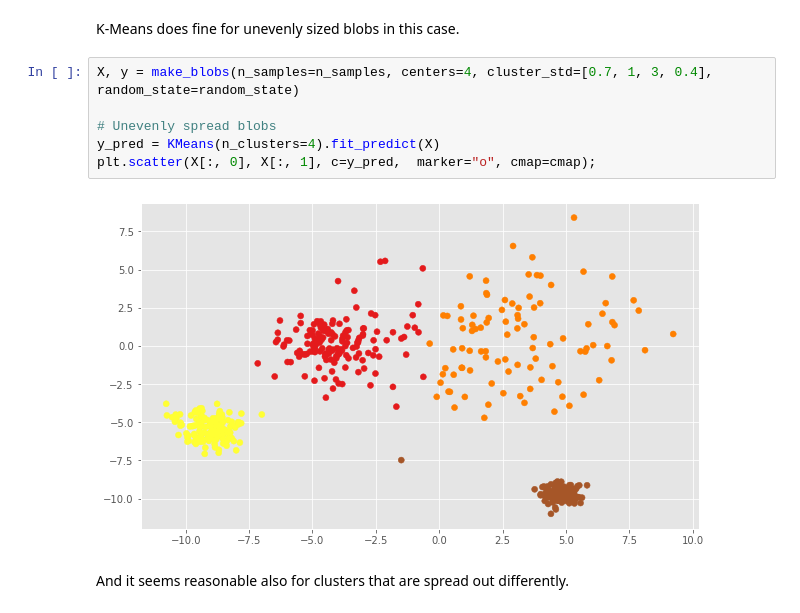
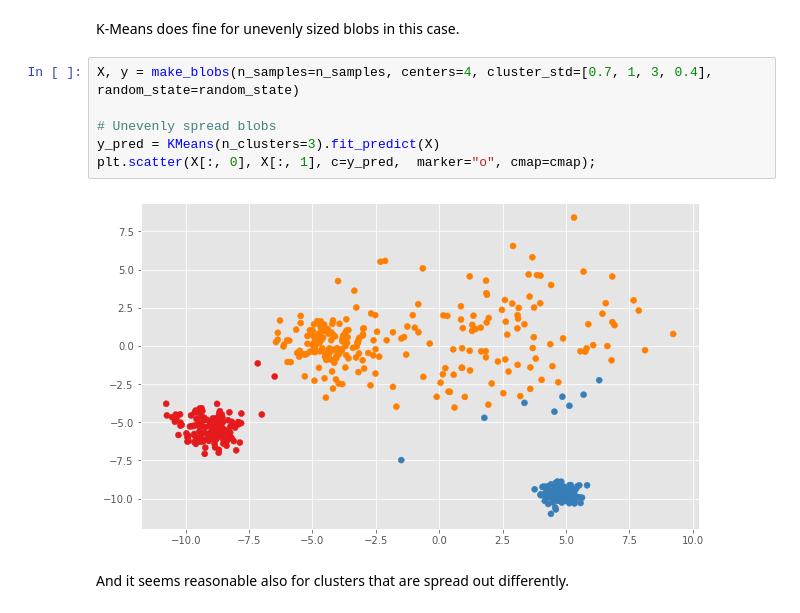
Before and after one commit to datascience-course/2020-datascience-lectures, a Jupyter notebook: 17-Clustering1/17-Clustering1.ipynb, the cells around one changed output. Saved outputs shown, nothing was run; the diff lists cells and outputs as text.

```diff
--- a/17-Clustering1/17-Clustering1.ipynb
+++ b/17-Clustering1/17-Clustering1.ipynb
@@ -265,11 +265,11 @@ K-Means does fine for unevenly sized blobs in this case.
 # %%
 X, y = make_blobs(n_samples=n_samples, centers=4, cluster_std=[0.7, 1, 3, 0.4], random_state=random_state)
 
 # Unevenly spread blobs
-y_pred = KMeans(n_clusters=4).fit_predict(X)
+y_pred = KMeans(n_clusters=3).fit_predict(X)
 plt.scatter(X[:, 0], X[:, 1], c=y_pred,  marker="o", cmap=cmap);
 # %% [output]
-[figure, old version]
+[figure, new version]
 # %% [markdown]
 And it seems reasonable also for clusters that are spread out differently.
 # %% [markdown]
```
Also changed, not shown: parts of 7 cells of this notebook, 3 other files.
